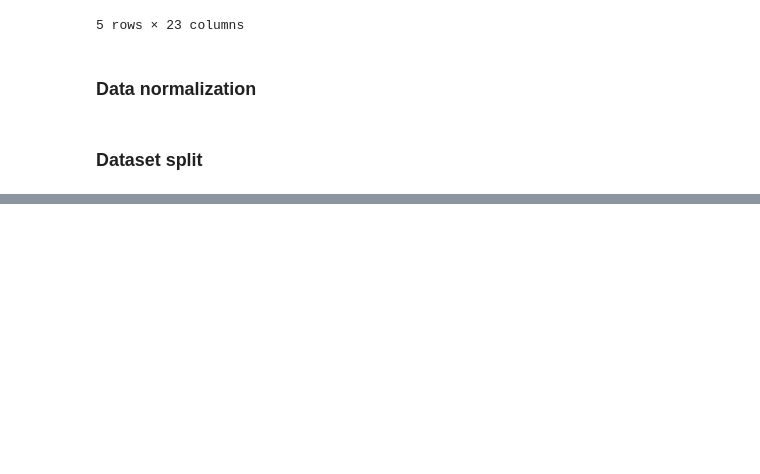
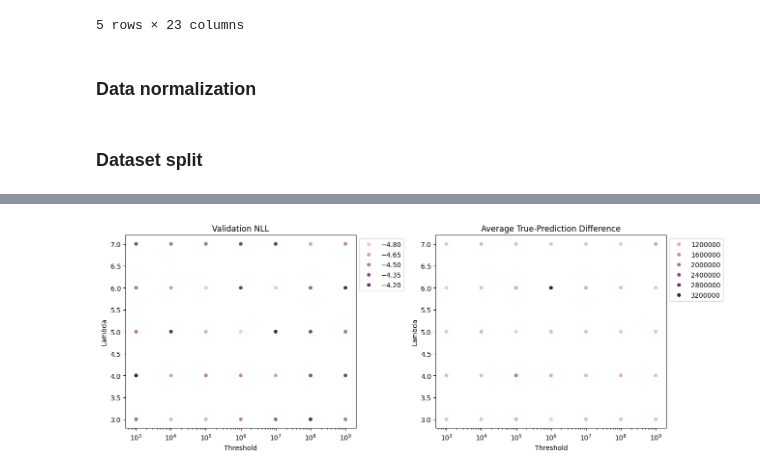
Before and after one commit to mattialodi0/progA3I, a Jupyter notebook: NSF_splitted/experimets/model_training_PAL.ipynb, the cells around one changed output, grey strips where cells are left out. Cells and saved outputs as stored; diff of their text form; code cells hidden in the pictures; blank space fills up the shorter version.

Commit message:
PAL experiment results

```diff
--- a/NSF_splitted/experimets/model_training_PAL.ipynb
+++ b/NSF_splitted/experimets/model_training_PAL.ipynb
@@ -406,0 +153,25 @@ thresh: .99 q, lambda: 5 - Average absolute difference in DAMAGES: 1608836.75
+# %%
+def compute_avg_true_pred_diff(flow, test_loader, y_scaler):
+    flow.eval()
+    y_true = []
+    y_pred = []
+    with torch.no_grad():
+        for x_batch, y_batch in test_loader:
+            x_batch = x_batch.to(device)
+            y_batch = y_batch.to(device)
+            dist = flow(x_batch)
+            y_hat = dist.sample().squeeze()
+            y_true.append(y_batch.cpu())
+            y_pred.append(y_hat.cpu())
+    y_true = torch.cat(y_true, dim=0).numpy()
+    y_pred = torch.cat(y_pred, dim=0).numpy()
+    if y_true.ndim == 1:
+        y_true = y_true.reshape(-1, 1)
+    if y_pred.ndim == 1:
+        y_pred = y_pred.reshape(-1, 1)
+    y_true = y_scaler.inverse_transform(y_true)
+    y_pred = y_scaler.inverse_transform(y_pred)
+    y_pred = np.expm1(np.clip(y_pred, -20, None))
+    y_true = np.expm1(np.clip(y_true, -20, None))
+    avg_diff_damages = np.mean(np.abs(y_true[:, 0] - y_pred[:, 0]))
+    return avg_diff_damages
@@ -406,0 +289,4 @@ thresh: .99 q, lambda: 5 - Average absolute difference in DAMAGES: 1608836.75
+# %%
+# apply exp1m1 to get back to original scale
+res_df["Threshold"] = res_df["Threshold"].apply(lambda x: np.expm1(x))
+res_df.head()
@@ -406,0 +300,17 @@ thresh: .99 q, lambda: 5 - Average absolute difference in DAMAGES: 1608836.75
+# %%
+# plot the results on two graphs: Val NLL and Avg True-Pred Diff as function of threshold and lambda
+plt.figure(figsize=(12, 5))
+plt.subplot(1, 2, 1)
+sns.scatterplot(data=res_df, x="Threshold", y="Lambda", hue="Val NLL", marker="o")
+plt.xscale("log")
+plt.title("Validation NLL")
+plt.legend(loc="upper left", bbox_to_anchor=(1, 1))
+plt.subplot(1, 2, 2)
+sns.scatterplot(data=res_df, x="Threshold", y="Lambda", hue="Avg True-Pred Diff", marker="o")
+plt.xscale("log")
+plt.title("Average True-Prediction Difference")
+plt.tight_layout()
+plt.legend(loc="upper left", bbox_to_anchor=(1, 1))
+plt.show()
+# %% [output]
+[figure, added]
```
Also changed, not shown: parts of 21 cells of this notebook.
